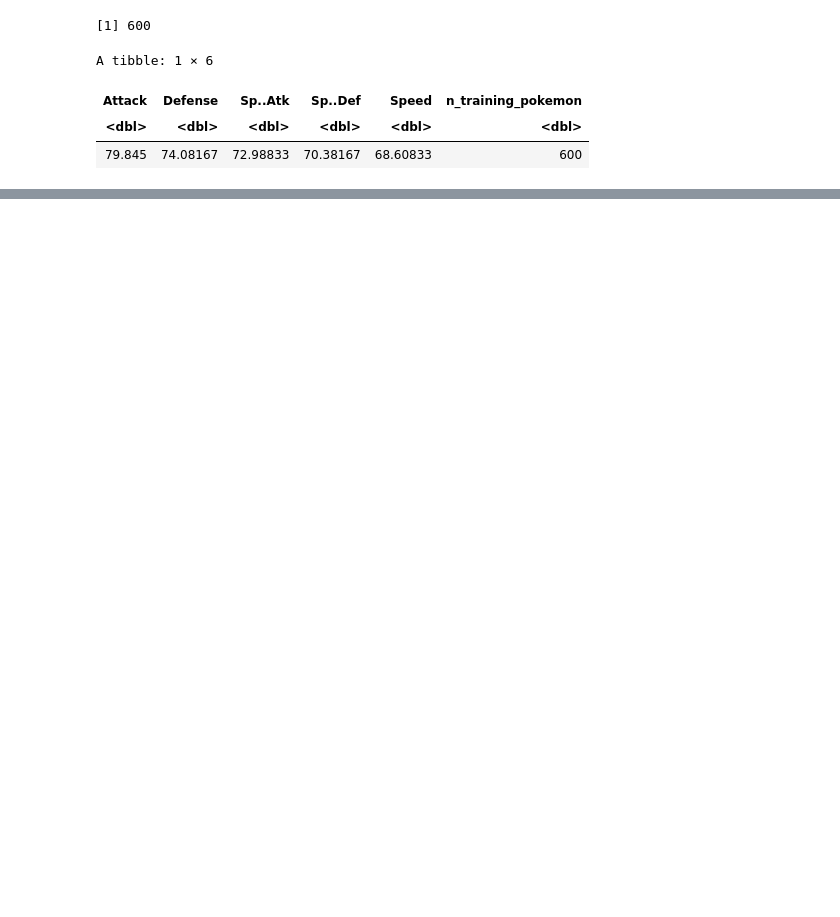
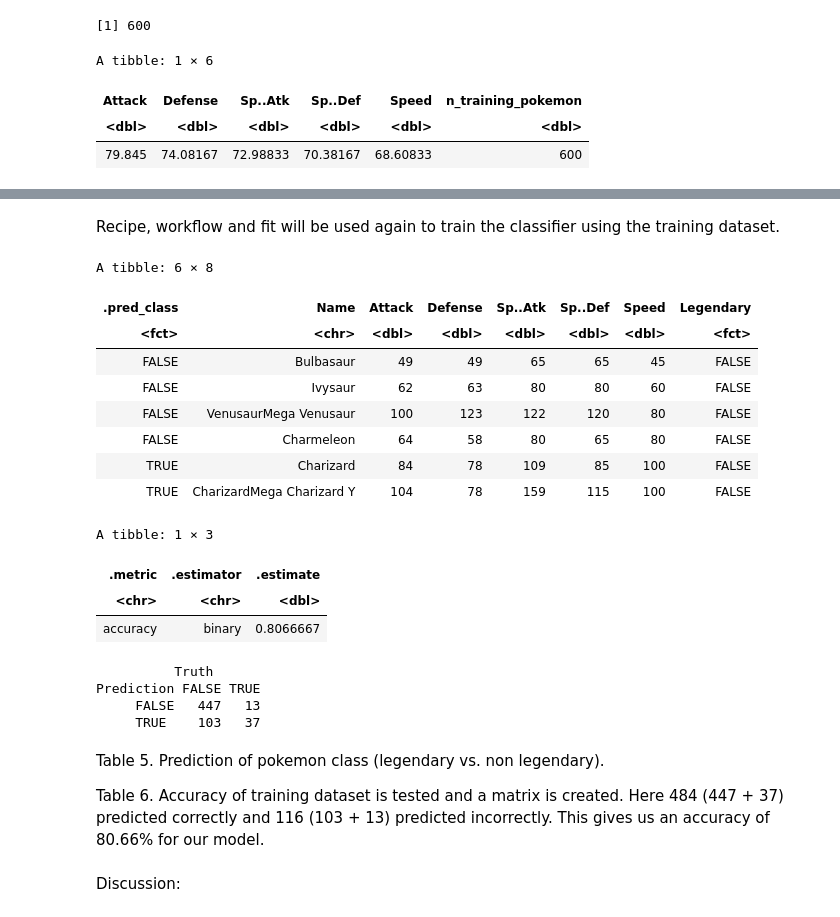
Before and after one commit to dlee03/DSCI_group_project, a Jupyter notebook: groupproject.ipynb, the cells around one changed output, grey strips where cells are left out. Saved outputs shown, nothing was run; the diff lists cells and outputs as text; code cells hidden in the pictures; blank space fills up the shorter version.

```diff
--- a/groupproject.ipynb
+++ b/groupproject.ipynb
@@ -223,14 +222,40 @@ pokemon_fit
+# %% [markdown]
+Recipe, workflow and fit will be used again to train the classifier using the training dataset.
 # %%
 pokemon_predictions <- predict(pokemon_fit, pokemon_train) |>
                      bind_cols(pokemon_train)
-pokemon_predictions
+head(pokemon_predictions)
 
 pokemon_metrics <- pokemon_predictions |>
                  metrics(truth = Legendary, estimate = .pred_class) |>
                  filter(.metric == "accuracy")
 pokemon_metrics
 
 pokemon_conf_mat <- pokemon_predictions |>
                   conf_mat(truth = Legendary, estimate = .pred_class)
 
 pokemon_conf_mat
+# %% [output]
+A tibble: 6 × 8
+| .pred_class | Name | Attack | Defense | Sp..Atk | Sp..Def | Speed | Legendary |
+| <fct> | <chr> | <dbl> | <dbl> | <dbl> | <dbl> | <dbl> | <fct> |
+| FALSE | Bulbasaur | 49 | 49 | 65 | 65 | 45 | FALSE |
+| FALSE | Ivysaur | 62 | 63 | 80 | 80 | 60 | FALSE |
+| FALSE | VenusaurMega Venusaur | 100 | 123 | 122 | 120 | 80 | FALSE |
+| FALSE | Charmeleon | 64 | 58 | 80 | 65 | 80 | FALSE |
+| TRUE | Charizard | 84 | 78 | 109 | 85 | 100 | FALSE |
+| TRUE | CharizardMega Charizard Y | 104 | 78 | 159 | 115 | 100 | FALSE |
+A tibble: 1 × 3
+| .metric | .estimator | .estimate |
+| <chr> | <chr> | <dbl> |
+| accuracy | binary | 0.8066667 |
+          Truth
+Prediction FALSE TRUE
+     FALSE   447   13
+     TRUE    103   37
+# %% [markdown]
+Table 5. Prediction of pokemon class (legendary vs. non legendary).
+
+Table 6. Accuracy of training dataset is tested and a matrix is created. Here 484 (447 + 37) predicted correctly and 116 (103 + 13) predicted incorrectly. This gives us an accuracy of 80.66% for our model.
+# %% [markdown]
+Discussion:
```
Also changed, not shown: parts of 18 cells of this notebook.
